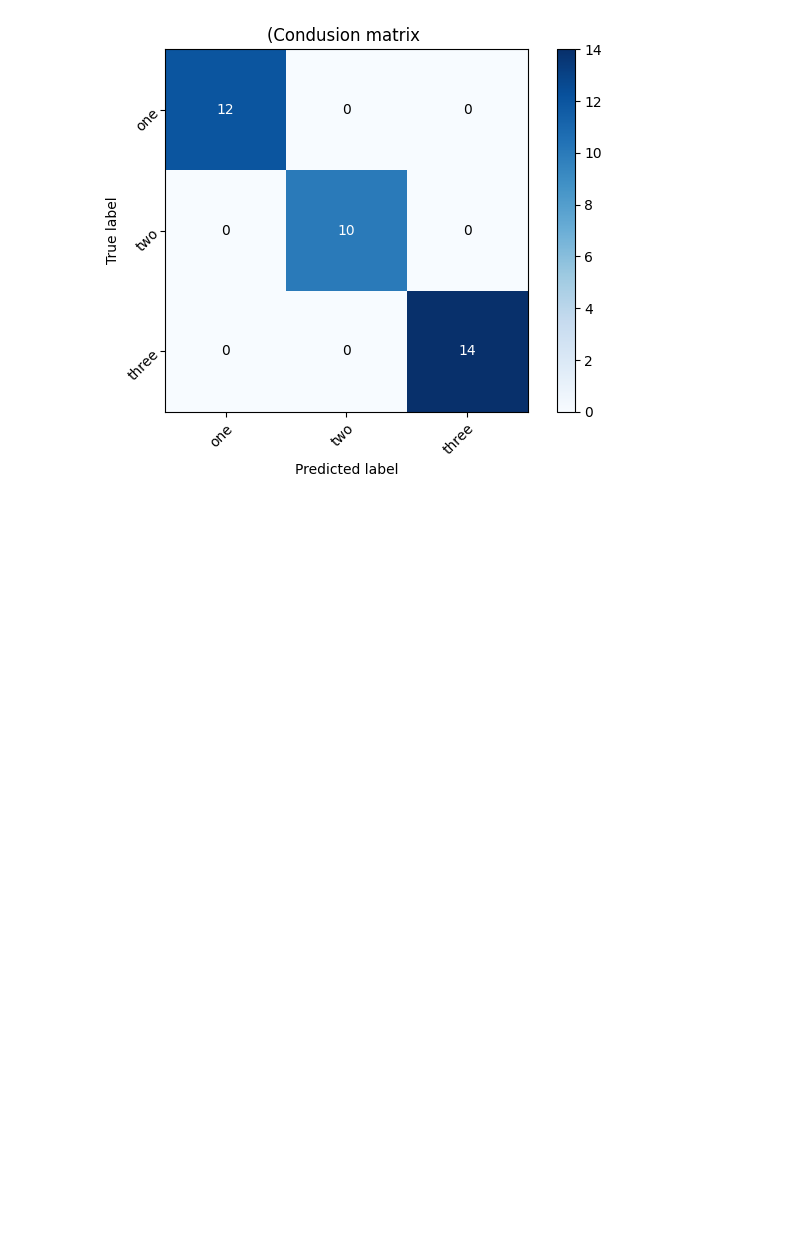
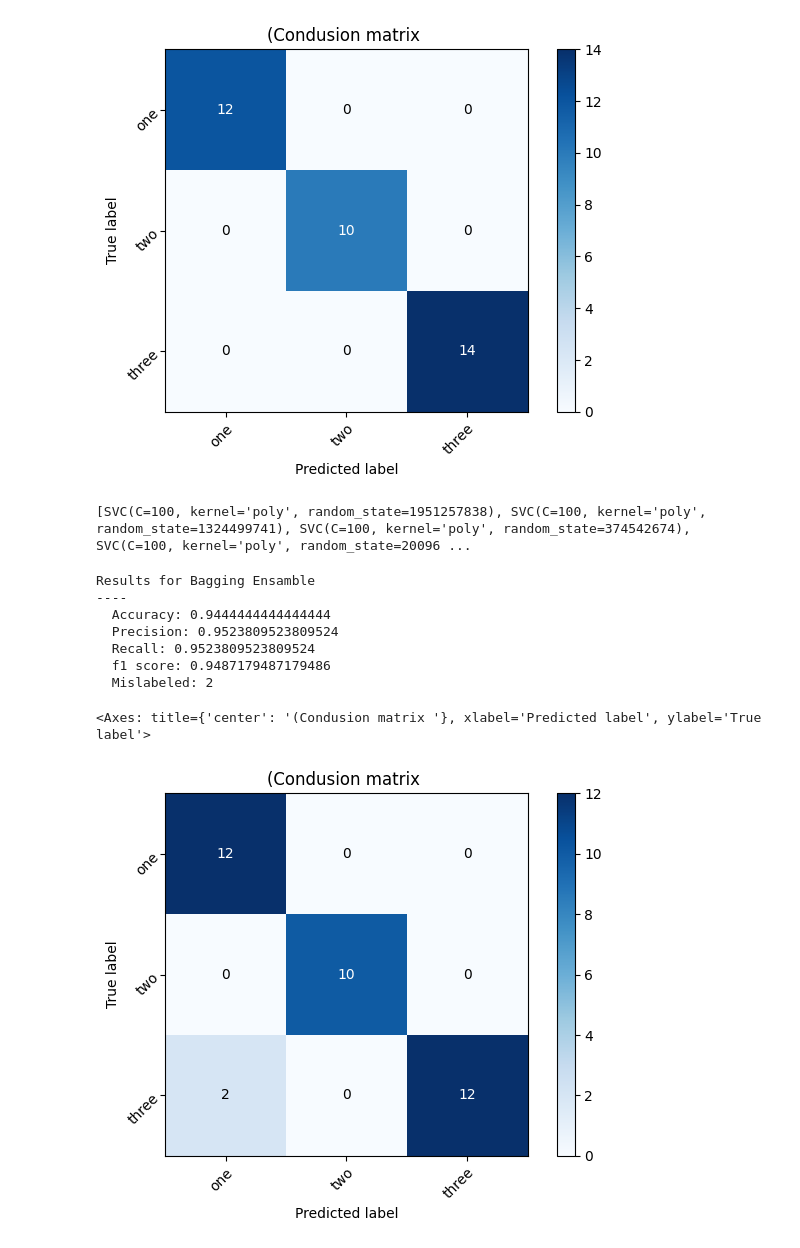
Before and after one commit to RastaAmanek/github, a Jupyter notebook: 9_1_zespoly_klasyfikatorow.ipynb, the cells around one changed output. Cells and saved outputs as stored; diff of their text form; code cells hidden in the pictures; blank space fills up the shorter version.

```diff
--- a/9_1_zespoly_klasyfikatorow.ipynb
+++ b/9_1_zespoly_klasyfikatorow.ipynb
@@ -177,3 +179,25 @@ Results for Bagging Ensamble
   Mislabeled: 0
 <Axes: title={'center': '(Condusion matrix '}, xlabel='Predicted label', ylabel='True label'>
 [figure]
+# %%
+bclf_svm = BaggingClassifier(base_estimator=SVC(C=100, kernel='poly'), n_estimators=50)
+bclf_svm.fit(X_train, y_train)
+y_b = bclf_svm.predict(X_test)
+# %%
+print(bclf_svm.estimators_)
+# %% [output]
+[SVC(C=100, kernel='poly', random_state=1951257838), SVC(C=100, kernel='poly', random_state=1324499741), SVC(C=100, kernel='poly', random_state=374542674), SVC(C=100, kernel='poly', random_state=20096 ...
+# %%
+print_results(calculate_metrics(y_test.values, y_b), 'Bagging Ensamble')
+cm = confusion_matrix(y_test, y_b)
+plot_confusion_matrix(cm, classes)
+# %% [output]
+Results for Bagging Ensamble
+----
+  Accuracy: 0.9444444444444444
+  Precision: 0.9523809523809524
+  Recall: 0.9523809523809524
+  f1 score: 0.9487179487179486
+  Mislabeled: 2
+<Axes: title={'center': '(Condusion matrix '}, xlabel='Predicted label', ylabel='True label'>
+[figure, added]
```
Also changed, not shown: parts of 33 cells of this notebook.
